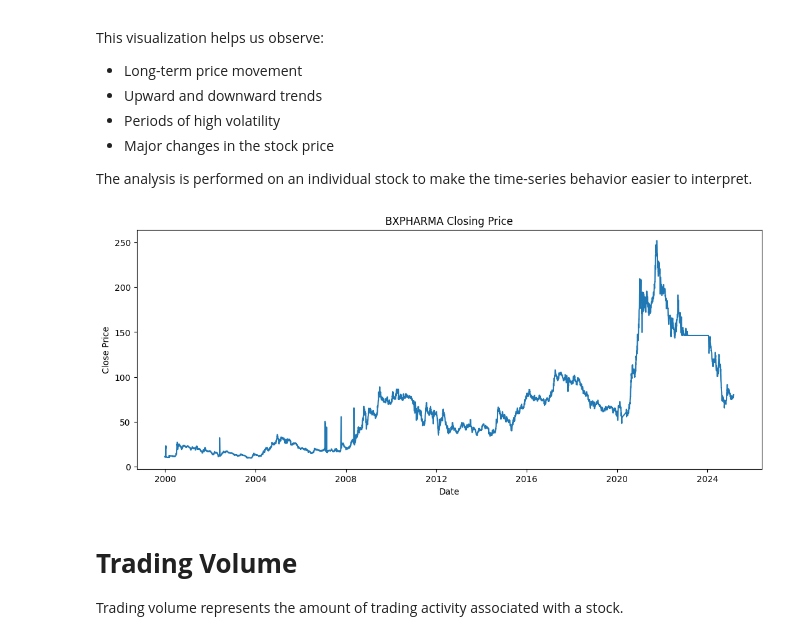
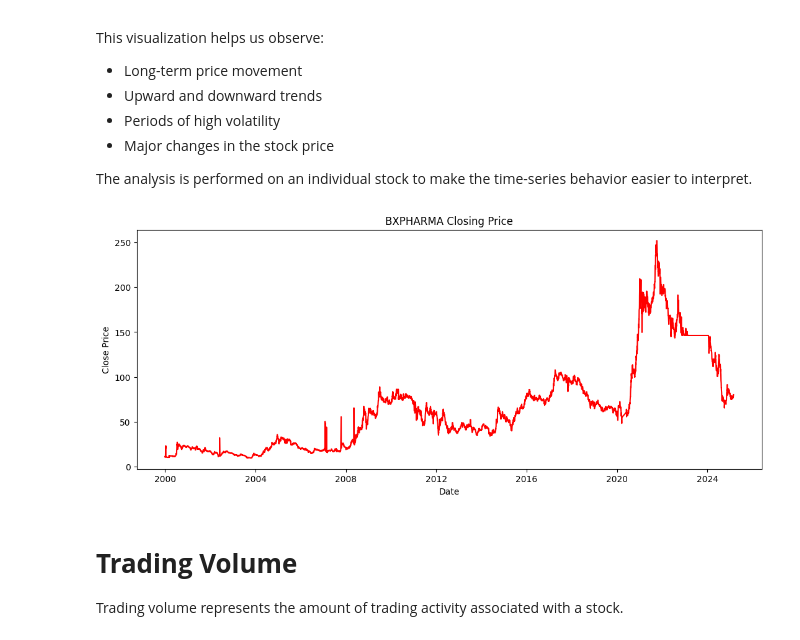
Before and after one commit to samifahim07/Dse-explainable-stock-intelligence, a Jupyter notebook: DSE_Stock_Intelligence_Forecasting.ipynb, the cells around one changed output. Cells and saved outputs as stored; diff of their text form; code cells hidden in the pictures.

```diff
--- a/DSE_Stock_Intelligence_Forecasting.ipynb
+++ b/DSE_Stock_Intelligence_Forecasting.ipynb
@@ -265,18 +265,18 @@ The analysis is performed on an individual stock to make the time-series behavio
 # %%
 stock = "BXPHARMA"
 
 data = df[df["Scrip"] == stock].copy()
 data = data.sort_values("Date")
 
 plt.figure(figsize=(13, 5))
-plt.plot(data["Date"], data["Close"])
+plt.plot(data["Date"], data["Close"],color='red')
 
 plt.title(f"{stock} Closing Price")
 plt.xlabel("Date")
 plt.ylabel("Close Price")
 plt.show()
 # %% [output]
-[figure, old version]
+[figure, new version]
 # %% [markdown]
 # **Trading Volume**
 
```
